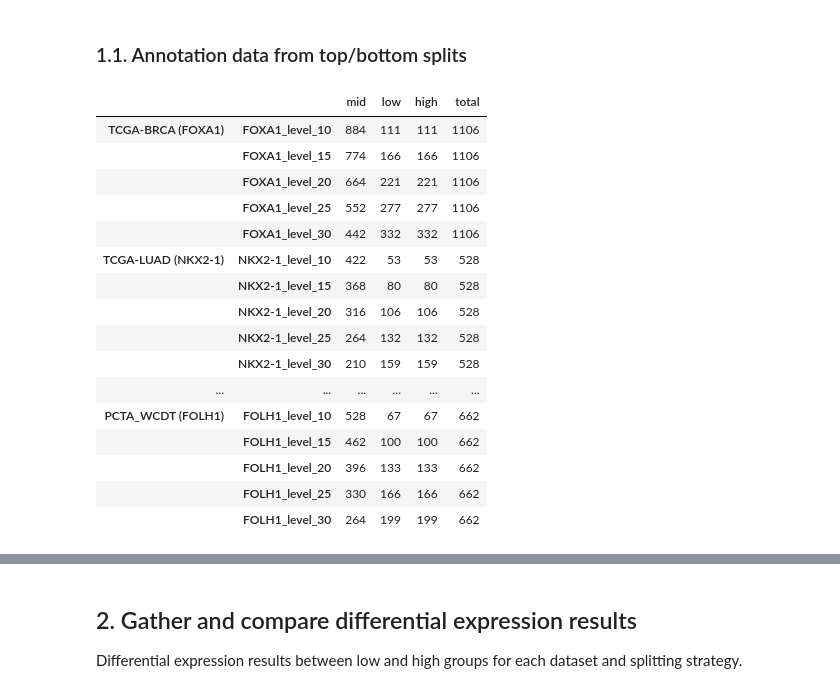
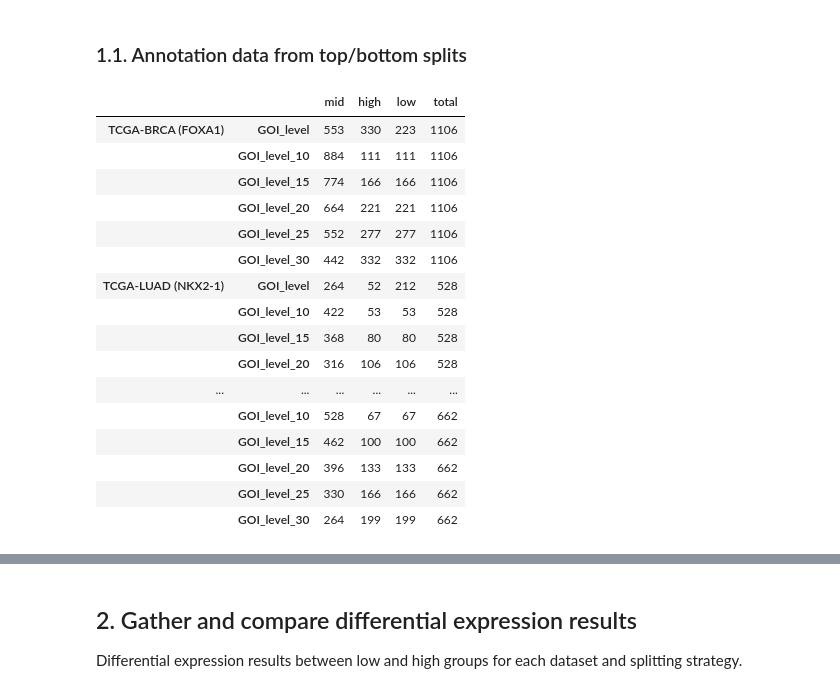
Before and after one commit to CarlosUziel/goi-strat, a Jupyter notebook: notebooks/methods_comparison.ipynb, the cells around one changed output, grey strips where cells are left out. Saved outputs shown, nothing was run; the diff lists cells and outputs as text; code cells hidden in the pictures.

```diff
--- a/notebooks/methods_comparison.ipynb
+++ b/notebooks/methods_comparison.ipynb
@@ -96,39 +95,54 @@ display(group_counts_gsva_df)
 # %% [markdown]
 ### 1.1. Annotation data from top/bottom splits
 # %%
-group_counts_perc = dict()
-for (dataset, marker), percentile in product(DATASETS_MARKERS.items(), PERCENTILES):
+group_counts = dict()
+for dataset, marker in DATASETS_MARKERS.items():
     data_root = ROOT.joinpath(f"{dataset}_{marker}")
     annot_df = pd.read_csv(
-        data_root.joinpath("data").joinpath(f"samples_annotation_{marker}_perc.csv"),
+        data_root.joinpath("data").joinpath(f"samples_annotation_{marker}_gsva.csv"),
         index_col=0,
     )
-    contrast_factor = f"{marker}_level_{percentile}"
-    group_counts_perc[(dataset + f" ({marker})", contrast_factor)] = (
+    contrast_factor = f"{marker}_level"
+    group_counts[(dataset + f" ({marker})", "GOI_level")] = (
         annot_df[contrast_factor].value_counts().to_dict()
     )
-    group_counts_perc[(dataset + f" ({marker})", contrast_factor)].update(
+    group_counts[(dataset + f" ({marker})", "GOI_level")].update(
         {"total": len(annot_df)}
     )
 
-group_counts_perc_df = pd.DataFrame(group_counts_perc).T
-group_counts_perc_df.to_csv(MULTI_DATASET_PATH.joinpath("group_counts_perc_df.csv"))
-display(group_counts_perc_df)
+    for percentile in PERCENTILES:
+        annot_df = pd.read_csv(
+            data_root.joinpath("data").joinpath(
+                f"samples_annotation_{marker}_perc.csv"
+            ),
+            index_col=0,
+        )
+        contrast_factor = f"{marker}_level_{percentile}"
+        group_counts[(dataset + f" ({marker})", f"GOI_level_{percentile}")] = (
+            annot_df[contrast_factor].value_counts().to_dict()
+        )
+        group_counts[(dataset + f" ({marker})", f"GOI_level_{percentile}")].update(
+            {"total": len(annot_df)}
+        )
+
+group_counts_df = pd.DataFrame(group_counts).T
+group_counts_df.to_csv(MULTI_DATASET_PATH.joinpath("group_counts_df.csv"))
+display(group_counts_df)
 # %% [output]
-|  |  | mid | low | high | total |
-| TCGA-BRCA (FOXA1) | FOXA1_level_10 | 884 | 111 | 111 | 1106 |
-|  | FOXA1_level_15 | 774 | 166 | 166 | 1106 |
-|  | FOXA1_level_20 | 664 | 221 | 221 | 1106 |
-|  | FOXA1_level_25 | 552 | 277 | 277 | 1106 |
-|  | FOXA1_level_30 | 442 | 332 | 332 | 1106 |
-| TCGA-LUAD (NKX2-1) | NKX2-1_level_10 | 422 | 53 | 53 | 528 |
-|  | NKX2-1_level_15 | 368 | 80 | 80 | 528 |
-|  | NKX2-1_level_20 | 316 | 106 | 106 | 528 |
-|  | NKX2-1_level_25 | 264 | 132 | 132 | 528 |
-|  | NKX2-1_level_30 | 210 | 159 | 159 | 528 |
+|  |  | mid | high | low | total |
+| TCGA-BRCA (FOXA1) | GOI_level | 553 | 330 | 223 | 1106 |
+|  | GOI_level_10 | 884 | 111 | 111 | 1106 |
+|  | GOI_level_15 | 774 | 166 | 166 | 1106 |
+|  | GOI_level_20 | 664 | 221 | 221 | 1106 |
+|  | GOI_level_25 | 552 | 277 | 277 | 1106 |
+|  | GOI_level_30 | 442 | 332 | 332 | 1106 |
+| TCGA-LUAD (NKX2-1) | GOI_level | 264 | 52 | 212 | 528 |
+|  | GOI_level_10 | 422 | 53 | 53 | 528 |
+|  | GOI_level_15 | 368 | 80 | 80 | 528 |
+|  | GOI_level_20 | 316 | 106 | 106 | 528 |
 | ... | ... | ... | ... | ... | ... |
-| PCTA_WCDT (FOLH1) | FOLH1_level_10 | 528 | 67 | 67 | 662 |
-|  | FOLH1_level_15 | 462 | 100 | 100 | 662 |
-|  | FOLH1_level_20 | 396 | 133 | 133 | 662 |
-|  | FOLH1_level_25 | 330 | 166 | 166 | 662 |
-|  | FOLH1_level_30 | 264 | 199 | 199 | 662 |
+|  | GOI_level_10 | 528 | 67 | 67 | 662 |
+|  | GOI_level_15 | 462 | 100 | 100 | 662 |
+|  | GOI_level_20 | 396 | 133 | 133 | 662 |
+|  | GOI_level_25 | 330 | 166 | 166 | 662 |
+|  | GOI_level_30 | 264 | 199 | 199 | 662 |
```
Also changed, not shown: parts of 21 cells of this notebook, 5 other files.
